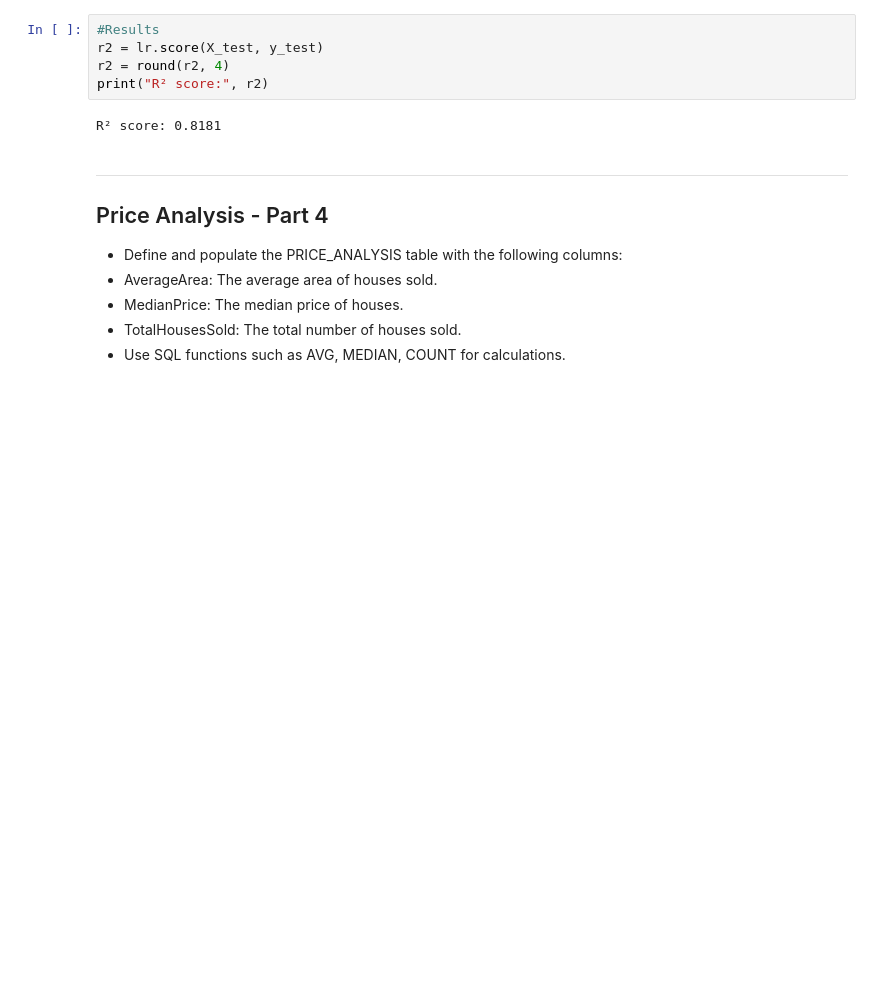
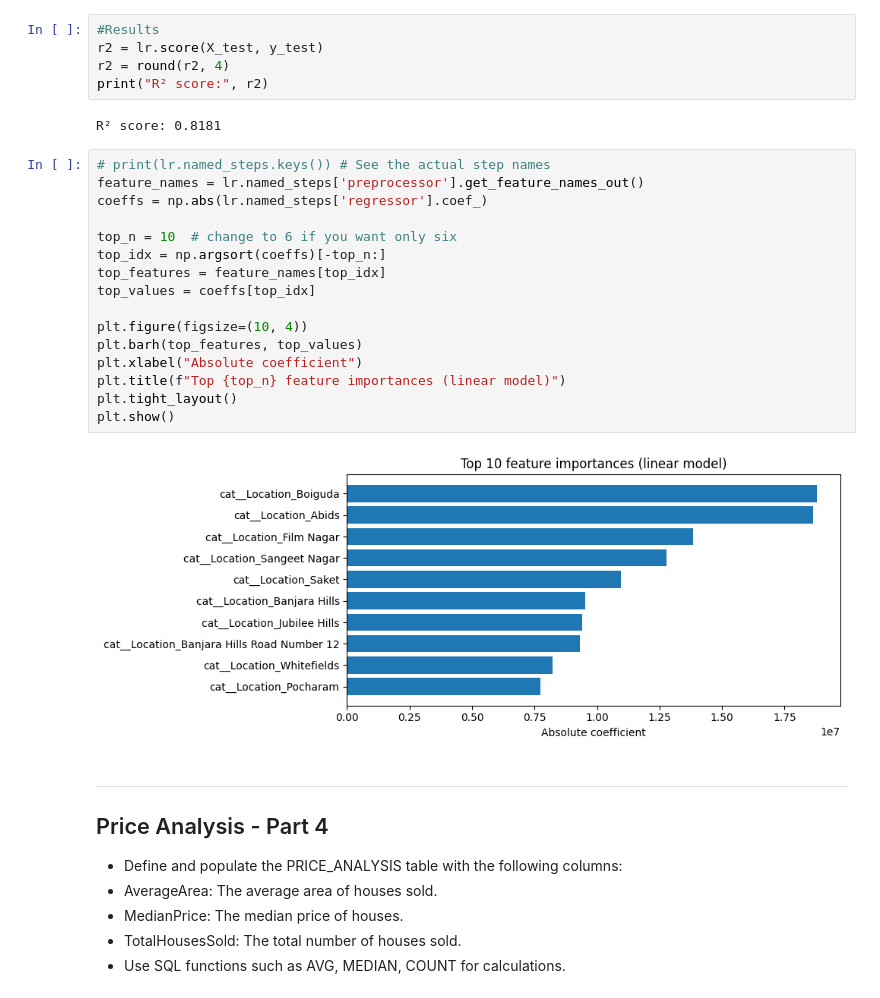
Before and after one commit to ScottySchmidt/ISU-CS-Portfolio, a Jupyter notebook: housing-market-analysis-hyderabad.ipynb, the cells around one changed output. Cells and saved outputs as stored; diff of their text form; blank space fills up the shorter version.

```diff
--- a/housing-market-analysis-hyderabad.ipynb
+++ b/housing-market-analysis-hyderabad.ipynb
@@ -118,6 +116,24 @@ r2 = round(r2, 4)
 print("R² score:", r2)
 # %% [output]
 R² score: 0.8181
+# %%
+# print(lr.named_steps.keys()) # See the actual step names
+feature_names = lr.named_steps['preprocessor'].get_feature_names_out()
+coeffs = np.abs(lr.named_steps['regressor'].coef_)
+
+top_n = 10  # change to 6 if you want only six
+top_idx = np.argsort(coeffs)[-top_n:]
+top_features = feature_names[top_idx]
+top_values = coeffs[top_idx]
+
+plt.figure(figsize=(10, 4))
+plt.barh(top_features, top_values)
+plt.xlabel("Absolute coefficient")
+plt.title(f"Top {top_n} feature importances (linear model)")
+plt.tight_layout()
+plt.show()
+# %% [output]
+[figure, added]
 # %% [markdown]
 --------------------------------------------
 ## Price Analysis - Part 4
```
Also changed, not shown: parts of 1 cell of this notebook.
